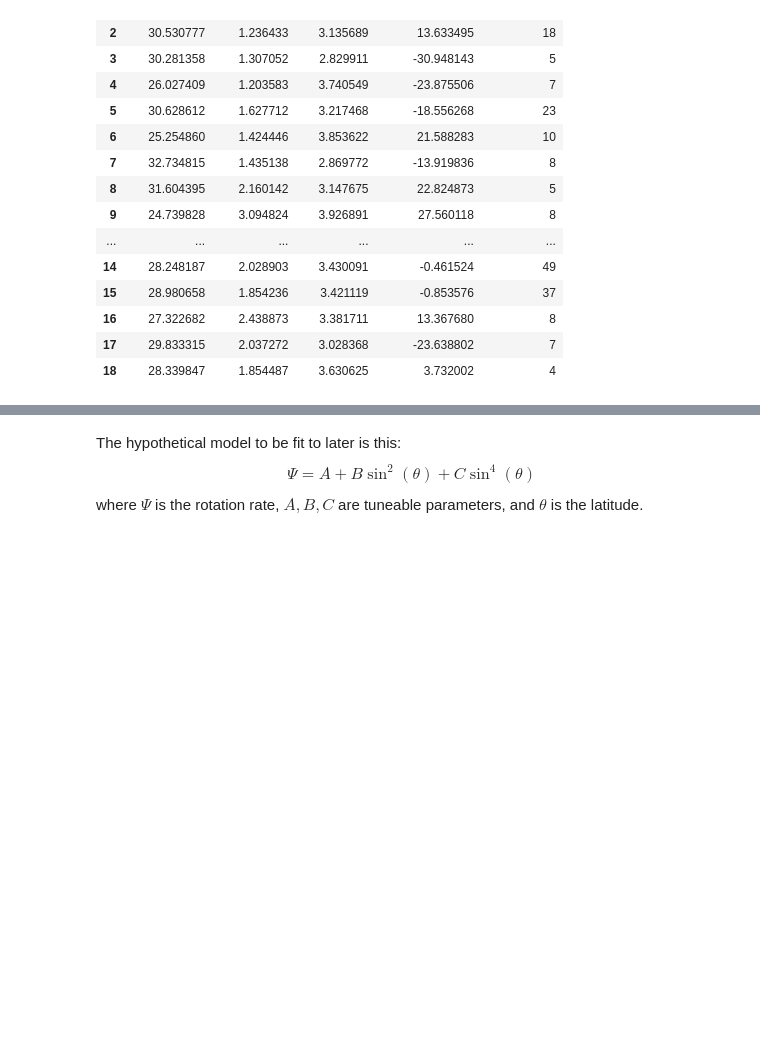
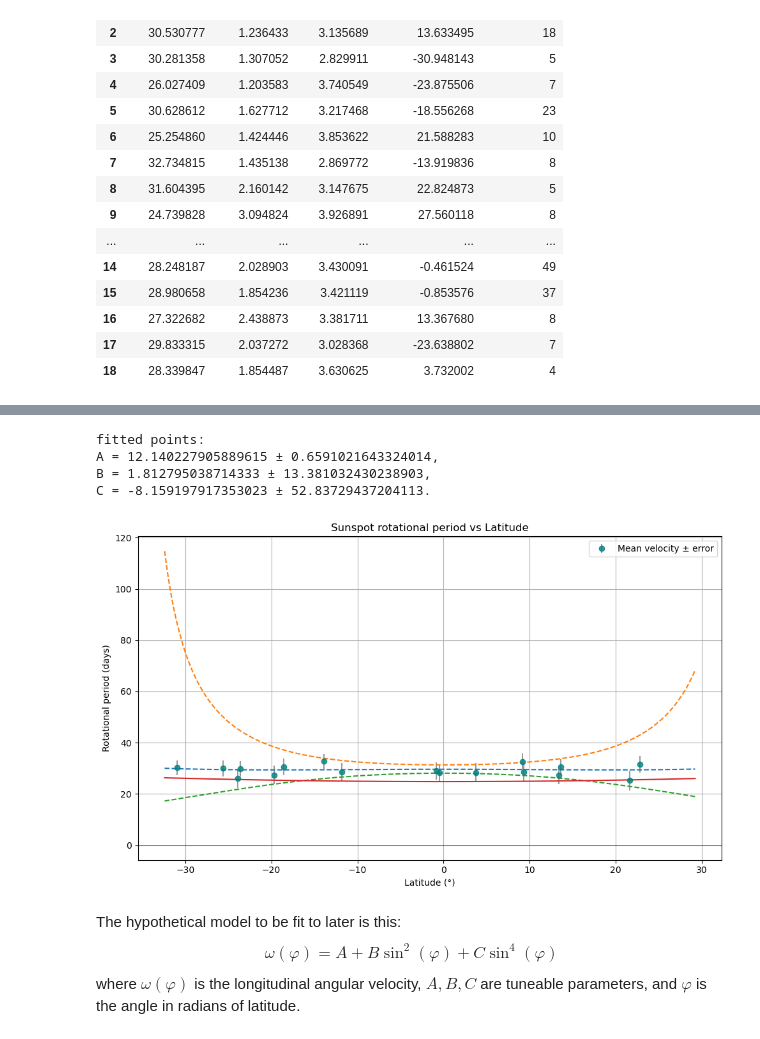
Before and after one commit to Joseph-Khoury/MQE_env, a Jupyter notebook: DML/solar_rotation_from_data/SOHO_analysis.ipynb, the cells around one changed output, grey strips where cells are left out. Cells and saved outputs as stored; diff of their text form; code cells hidden in the pictures; blank space fills up the shorter version.

```diff
--- a/DML/solar_rotation_from_data/SOHO_analysis.ipynb
+++ b/DML/solar_rotation_from_data/SOHO_analysis.ipynb
@@ -469,6 +444,72 @@ plt.show()
+# %%
+def latitude_model(phi_deg, A, B, C):
+    phi = phi_deg*np.pi/180
+    omega = A + B*(np.sin(phi))**2 + C*(np.sin(phi))**4
+    return 360/omega
+
+from scipy.optimize import curve_fit
+
+latitudes = filtered_df['median_latitude']
+periods = filtered_df['mean_period']
+period_errors = filtered_df['mean_error']
+
+popt, pcov = curve_fit(latitude_model, latitudes, periods, sigma=period_errors, absolute_sigma=True)
+
+# popt contains optimal A, B, C
+A, B, C = popt
+
+# uncertainties (standard deviation) of A, B, C
+A_err, B_err, C_err = np.sqrt(np.diag(pcov))
+# %%
+print(f"fitted points:\nA = {A} ± {A_err},\nB = {B} ± {B_err},\nC = {C} ± {C_err}.")
+# %% [output]
+fitted points:
+A = 12.140227905889615 ± 0.6591021643324014,
+B = 1.812795038714333 ± 13.381032430238903,
+C = -8.159197917353023 ± 52.83729437204113.
+# %%
+# Plot mean velocity vs median latitude with error bars
+fig, ax = plt.subplots(figsize=(10, 6))
+
+ax.errorbar(
+    filtered_df['median_latitude'],
+    filtered_df['mean_period'],
+    yerr=filtered_df['mean_error'],
+    fmt='o',
+    color='teal',
+    ecolor='gray',
+    alpha=0.8,
+    label='Mean velocity ± error'
+)
+
+lats = np.linspace(min_latitude,max_latitude,10**3)
+model = latitude_model(lats,*popt)
+ax.plot(lats,model, '--')
+
+low_estimate = latitude_model(lats, A-A_err, B-B_err,C-C_err)
+ax.plot(lats,low_estimate,'--')
+
+high_estimate = latitude_model(lats, A+A_err, B+B_err,C+C_err)
+ax.plot(lats, high_estimate, '--')
+
+actual = latitude_model(lats, 14.5, -2.8, -0.3)
+ax.plot(lats, actual)
+
+
+
+ax.set_title("Sunspot rotational period vs Latitude")
+ax.set_xlabel("Latitude (°)")
+ax.set_ylabel("Rotational period (days)")
+ax.axhline(0, color='black', linewidth=0.5)
+ax.grid(True)
+ax.legend()
+plt.tight_layout()
+plt.show()
+# %% [output]
+[figure, added]
 # %% [markdown]
 The hypothetical model to be fit to later is this:
 $$
-\Psi = A + B\sin^2(\theta) + C\sin^4(\theta)
+\omega(\varphi) = A + B\sin^2(\varphi) + C\sin^4(\varphi)
 $$
-where $\Psi$ is the rotation rate, $A,B,C$ are tuneable parameters, and $\theta$ is the latitude.
+where $\omega(\varphi)$ is the longitudinal angular velocity, $A,B,C$ are tuneable parameters, and $\varphi$ is the angle in radians of latitude.
```
Also changed, not shown: parts of 6 cells of this notebook, 5 other files.
